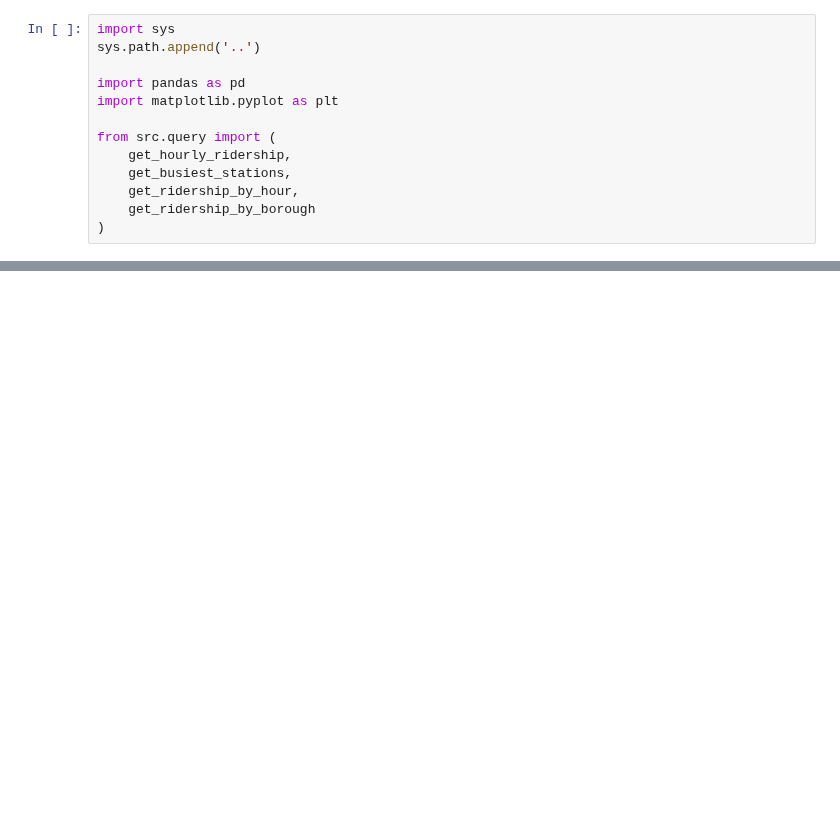
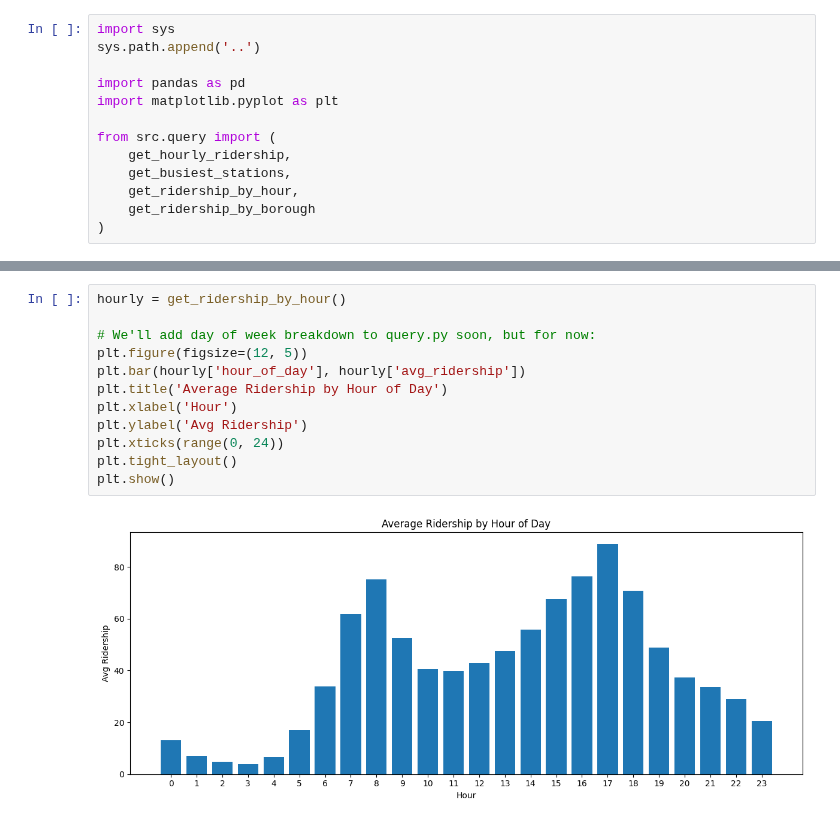
Before and after one commit to zhou-ray/mta-congestion, a Jupyter notebook: notebooks/exploration.ipynb, the cells around one changed output, grey strips where cells are left out. Drawn from its saved outputs; the diff is of its cells as text; blank space fills up the shorter version.

```diff
--- a/notebooks/exploration.ipynb
+++ b/notebooks/exploration.ipynb
@@ -64,0 +83,14 @@ plt.show()
+# %%
+hourly = get_ridership_by_hour()
+
+# We'll add day of week breakdown to query.py soon, but for now:
+plt.figure(figsize=(12, 5))
+plt.bar(hourly['hour_of_day'], hourly['avg_ridership'])
+plt.title('Average Ridership by Hour of Day')
+plt.xlabel('Hour')
+plt.ylabel('Avg Ridership')
+plt.xticks(range(0, 24))
+plt.tight_layout()
+plt.show()
+# %% [output]
+[figure, added]
```
Also changed, not shown: parts of 7 cells of this notebook, 2 other files.
